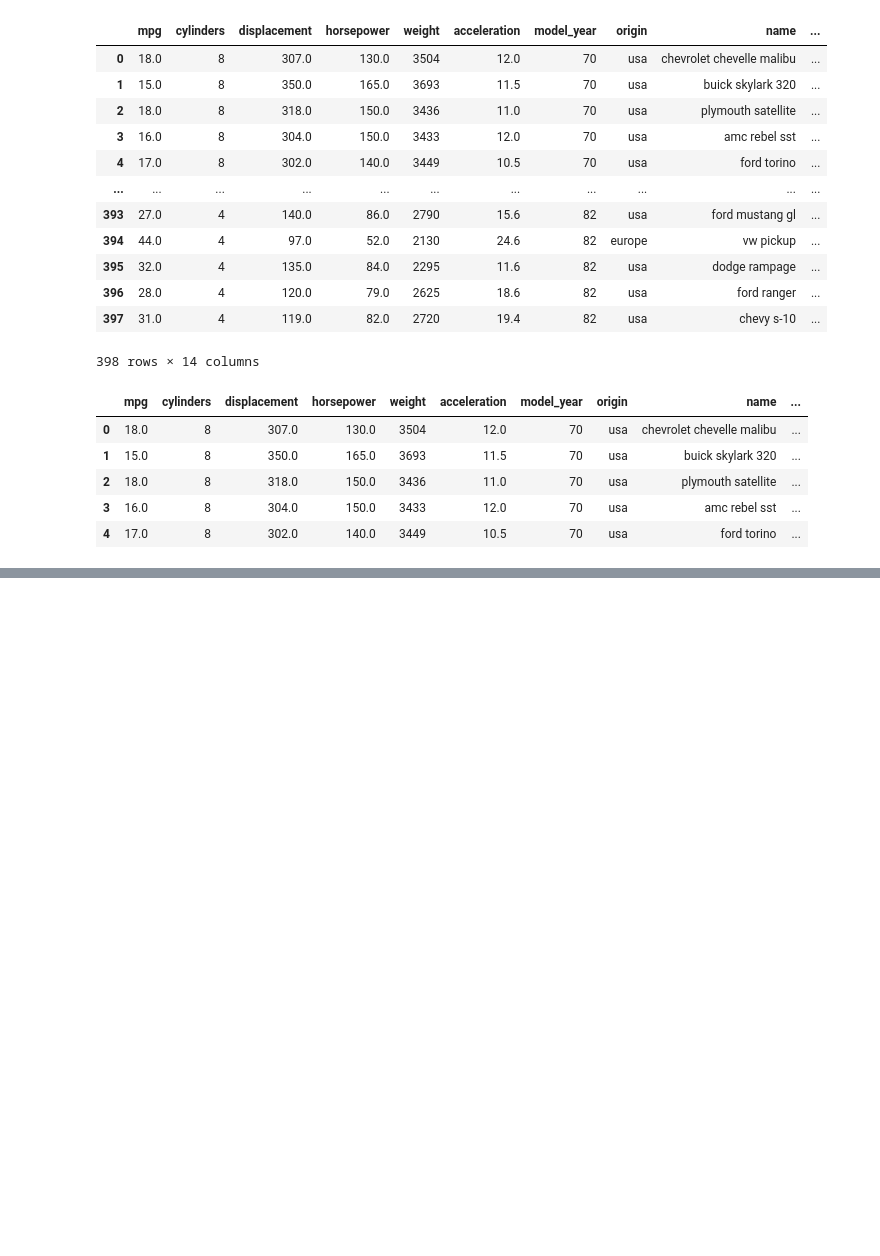
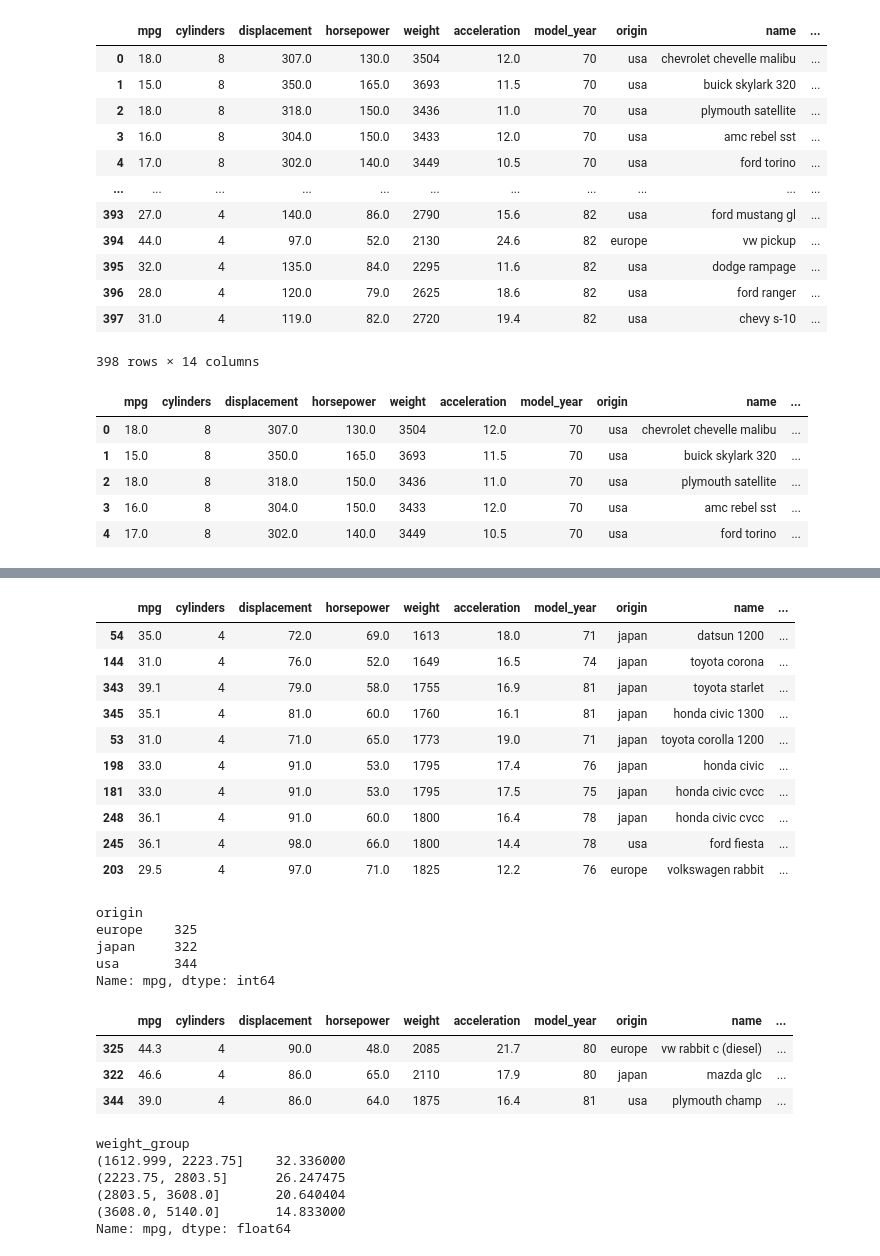
Before and after one commit to geershatisaxena/mpg-Data-Analysis, a Jupyter notebook: pandas.ipynb, the cells around one changed output, grey strips where cells are left out. Saved outputs shown, nothing was run; the diff lists cells and outputs as text; code cells hidden in the pictures; blank space fills up the shorter version.

```diff
--- a/pandas.ipynb
+++ b/pandas.ipynb
@@ -1114,0 +1245,31 @@ df.loc[df.index[:5]]
+# %%
+ df["mpg_zscore"] = (df["mpg"] - df["mpg"].mean()) / df["mpg"].std()
+# %%
+df.sort_values("weight").head(10)
+# %% [output]
+|  | mpg | cylinders | displacement | horsepower | weight | acceleration | model_year | origin | name | ... |
+| 54 | 35.0 | 4 | 72.0 | 69.0 | 1613 | 18.0 | 71 | japan | datsun 1200 | ... |
+| 144 | 31.0 | 4 | 76.0 | 52.0 | 1649 | 16.5 | 74 | japan | toyota corona | ... |
+| 343 | 39.1 | 4 | 79.0 | 58.0 | 1755 | 16.9 | 81 | japan | toyota starlet | ... |
+| 345 | 35.1 | 4 | 81.0 | 60.0 | 1760 | 16.1 | 81 | japan | honda civic 1300 | ... |
+| 53 | 31.0 | 4 | 71.0 | 65.0 | 1773 | 19.0 | 71 | japan | toyota corolla 1200 | ... |
+| 198 | 33.0 | 4 | 91.0 | 53.0 | 1795 | 17.4 | 76 | japan | honda civic | ... |
+| 181 | 33.0 | 4 | 91.0 | 53.0 | 1795 | 17.5 | 75 | japan | honda civic cvcc | ... |
+| 248 | 36.1 | 4 | 91.0 | 60.0 | 1800 | 16.4 | 78 | japan | honda civic cvcc | ... |
+| 245 | 36.1 | 4 | 98.0 | 66.0 | 1800 | 14.4 | 78 | usa | ford fiesta | ... |
+| 203 | 29.5 | 4 | 97.0 | 71.0 | 1825 | 12.2 | 76 | europe | volkswagen rabbit | ... |
+# %%
+df.groupby("origin")["mpg"].idxmax()
+# %% [output]
+origin
+europe    325
+japan     322
+usa       344
+Name: mpg, dtype: int64
+# %%
+df.loc[df.groupby("origin")["mpg"].idxmax()]
+# %% [output]
+|  | mpg | cylinders | displacement | horsepower | weight | acceleration | model_year | origin | name | ... |
+| 325 | 44.3 | 4 | 90.0 | 48.0 | 2085 | 21.7 | 80 | europe | vw rabbit c (diesel) | ... |
+| 322 | 46.6 | 4 | 86.0 | 65.0 | 2110 | 17.9 | 80 | japan | mazda glc | ... |
+| 344 | 39.0 | 4 | 86.0 | 64.0 | 1875 | 16.4 | 81 | usa | plymouth champ | ... |
@@ -1114,0 +1280,9 @@ df.loc[df.index[:5]]
+# %%
+df.groupby("weight_group")["mpg"].mean()
+# %% [output]
+weight_group
+(1612.999, 2223.75]    32.336000
+(2223.75, 2803.5]      26.247475
+(2803.5, 3608.0]       20.640404
+(3608.0, 5140.0]       14.833000
+Name: mpg, dtype: float64
```
Also changed, not shown: parts of 28 cells of this notebook.
